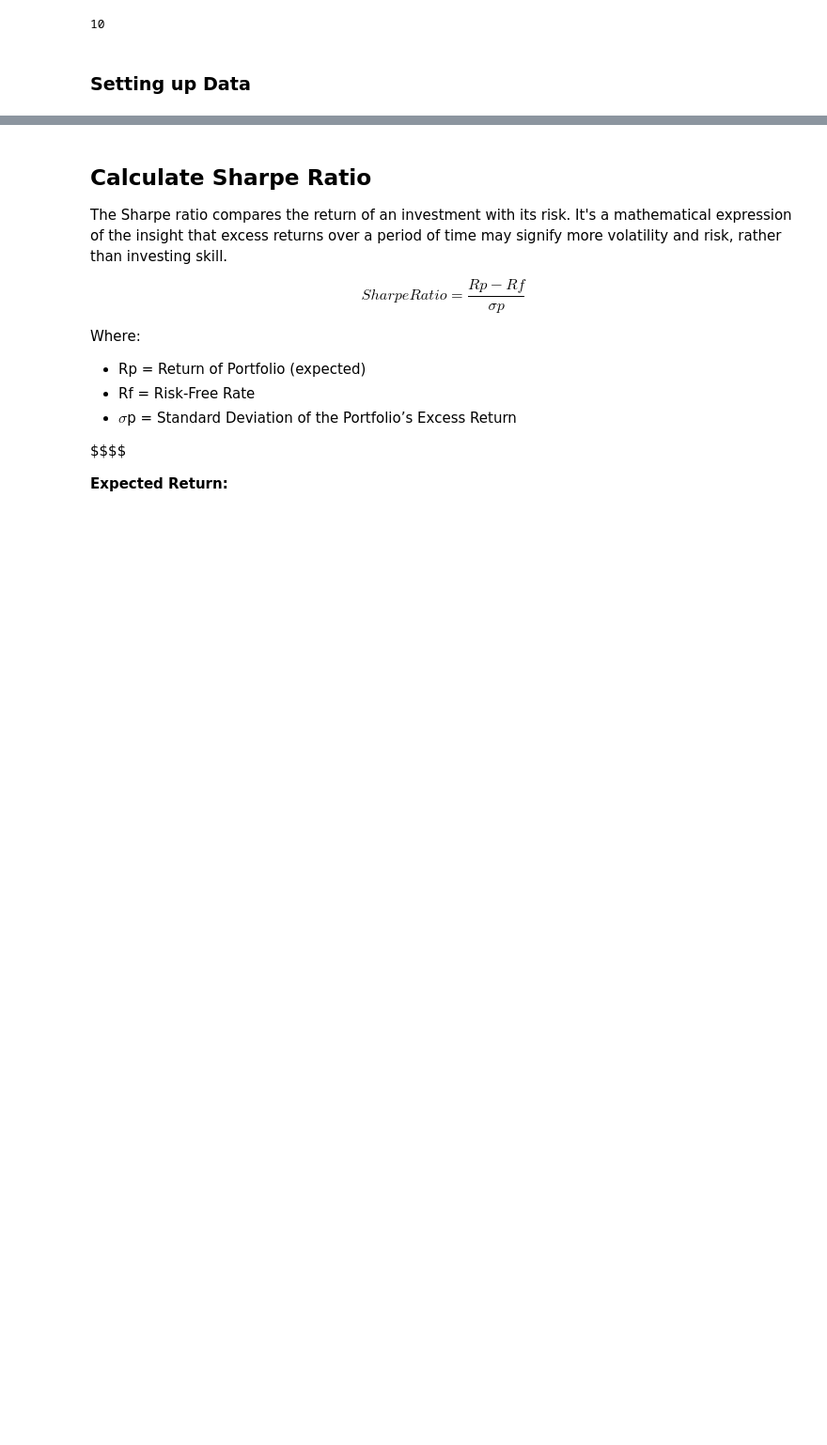
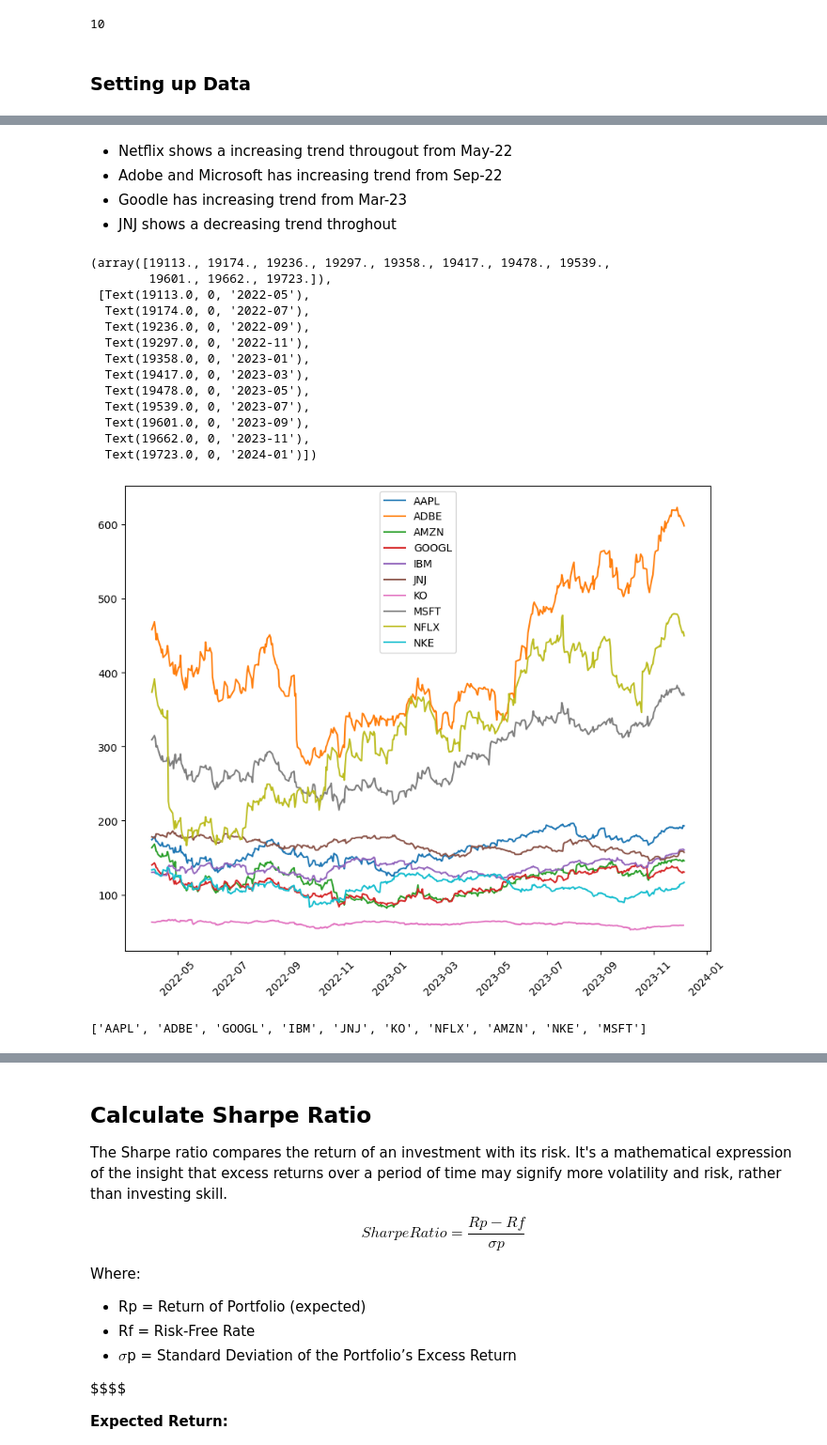
Before and after one commit to VIDIT-9/Portfolio-Optimization, a Jupyter notebook: Portifolio Optimization.ipynb, the cells around one changed output, grey strips where cells are left out. Shown at 94% size. Cells and saved outputs as stored; diff of their text form; code cells hidden in the pictures; blank space fills up the shorter version.

```diff
--- a/Portifolio Optimization.ipynb
+++ b/Portifolio Optimization.ipynb
@@ -215,0 +219,36 @@ plt.xticks(fontsize=8,rotation=45)
+# %% [markdown]
+* Netflix shows a increasing trend througout from May-22
+* Adobe and Microsoft has increasing trend from Sep-22
+* Goodle has increasing trend from Mar-23
+* JNJ  shows a decreasing trend throghout
+# %%
+plt.figure(figsize=(10,8))
+
+plt.plot(price_data['AAPL'], label='AAPL')
+plt.plot(price_data['ADBE'], label='ADBE')
+plt.plot(price_data['AMZN'], label='AMZN')
+plt.plot(price_data['GOOGL'], label='GOOGL')
+plt.plot(price_data['IBM'], label='IBM')
+plt.plot(price_data['JNJ'], label='JNJ')
+plt.plot(price_data['KO'], label='KO')
+plt.plot(price_data['MSFT'], label='MSFT')
+plt.plot(price_data['NFLX'], label='NFLX')
+plt.plot(price_data['NKE'], label='NKE')
+
+plt.legend(fontsize=10)
+plt.xticks(rotation=45)
+# %% [output]
+(array([19113., 19174., 19236., 19297., 19358., 19417., 19478., 19539.,
+        19601., 19662., 19723.]),
+ [Text(19113.0, 0, '2022-05'),
+  Text(19174.0, 0, '2022-07'),
+  Text(19236.0, 0, '2022-09'),
+  Text(19297.0, 0, '2022-11'),
+  Text(19358.0, 0, '2023-01'),
+  Text(19417.0, 0, '2023-03'),
+  Text(19478.0, 0, '2023-05'),
+  Text(19539.0, 0, '2023-07'),
+  Text(19601.0, 0, '2023-09'),
+  Text(19662.0, 0, '2023-11'),
+  Text(19723.0, 0, '2024-01')])
+[figure, added]
@@ -215,0 +257,4 @@ plt.xticks(fontsize=8,rotation=45)
+# %%
+ticker_list
+# %% [output]
+['AAPL', 'ADBE', 'GOOGL', 'IBM', 'JNJ', 'KO', 'NFLX', 'AMZN', 'NKE', 'MSFT']
```
Also changed, not shown: parts of 23 cells of this notebook.
